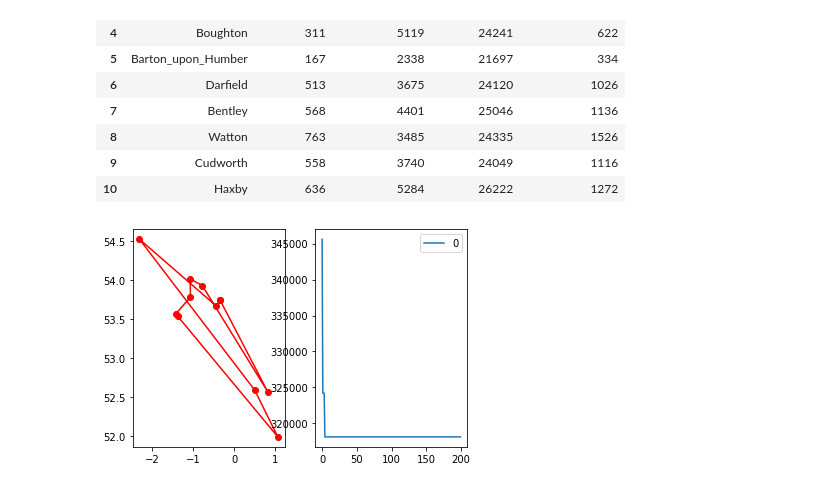
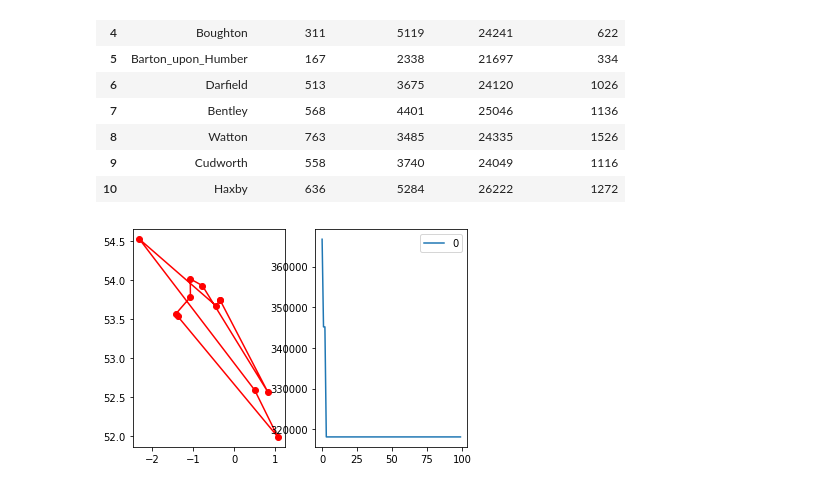
Before and after one commit to kallekj/Explorer, a Jupyter notebook: src/ACO.ipynb, the cells around one changed output. Cells and saved outputs as stored; diff of their text form; code cells hidden in the pictures.

```diff
--- a/src/ACO.ipynb
+++ b/src/ACO.ipynb
@@ -61,19 +63,19 @@ def cal_total_distance(routine):
 #station_coordinates = generate_coordinates(station_data, to_csv=True, filename=dataset)
 #station_coordinates = generate_coordinates(station_data)
 station_coordinates = pd.read_csv('../datasets/UK10_1_coordinates.csv', encoding='utf-8')
-points_coordinate = station_coordinates[["lat", "long"]].to_numpy()
+points_coordinates = station_coordinates[["lat", "long"]].to_numpy()
 # %%
 aca = ACA_TSP(func=cal_total_distance, n_dim=11,
-              size_pop=100, max_iter=200,
+              size_pop=150, max_iter=100,
               distance_matrix=distance_matrix)
 
 best_x, best_y = aca.run()
 # %%
 fig, ax = plt.subplots(1, 2)
 best_points_ = np.concatenate([best_x, [best_x[0]]])
-best_points_coordinate = points_coordinate[best_points_, :]
+best_points_coordinate = points_coordinates[best_points_, :]
 ax[0].plot(best_points_coordinate[:, 1], best_points_coordinate[:, 0], 'o-r')
 pd.DataFrame(aca.y_best_history).cummin().plot(ax=ax[1])
 plt.show()
 # %% [output]
-[figure, old version]
+[figure, new version]
```
Also changed, not shown: parts of 9 cells of this notebook, 1 other file.
